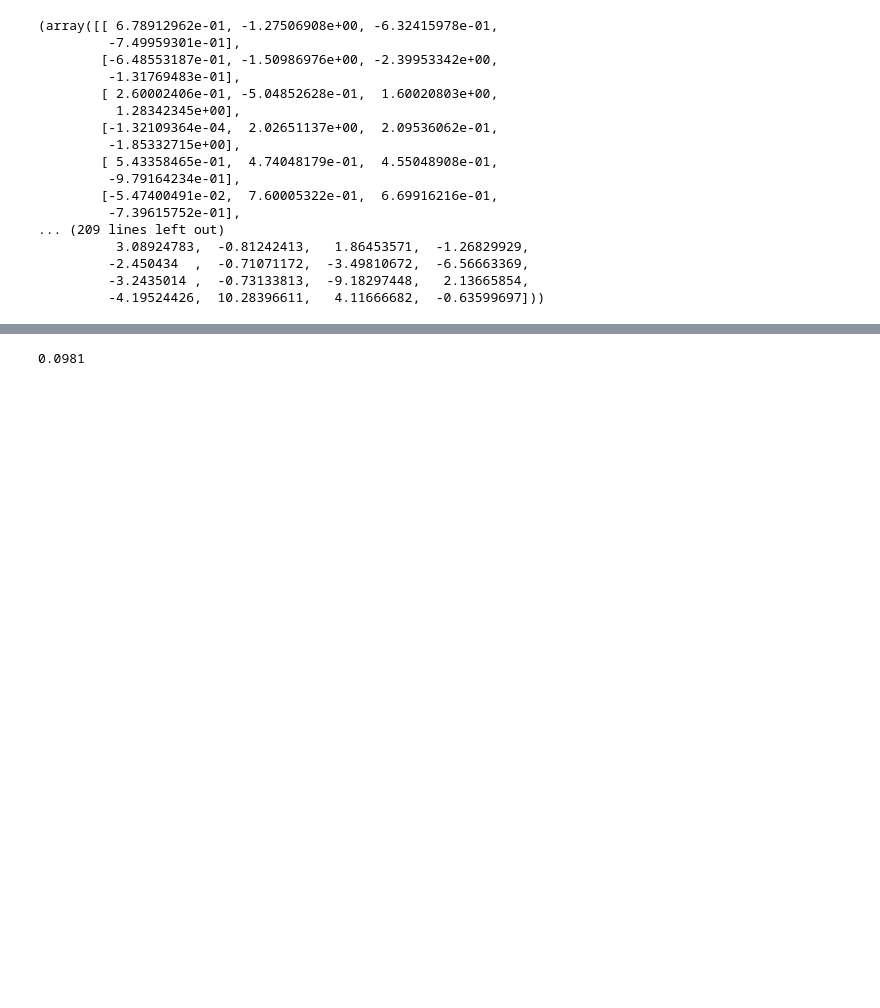
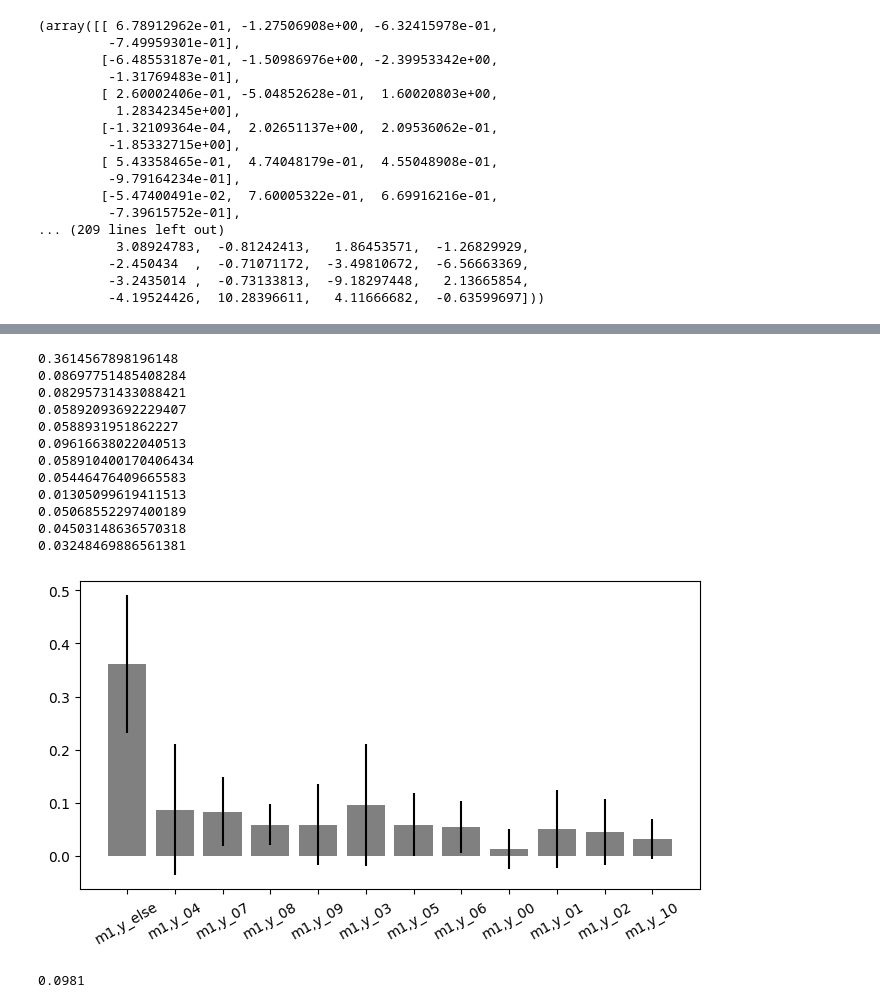
Before and after one commit to drobiu/sdvi_neurips, a Jupyter notebook: data/data and processing.ipynb, the cells around one changed output, grey strips where cells are left out. Cells and saved outputs as stored; diff of their text form; code cells hidden in the pictures; blank space fills up the shorter version.

```diff
--- a/data/data and processing.ipynb
+++ b/data/data and processing.ipynb
@@ -121,0 +128,3 @@ plt.hist(parsed['x,m1,y1'], bins=100)
+# %%
+parsed = parse(weights)
+parsed
@@ -122,3 +149,33 @@ plt.hist(parsed['x,m1,y1'], bins=100)
+# %%
+plt.figure(figsize=(8, 4))
+
+ticks = []
+ticks_x = []
+for i, k in enumerate(parsed):
+    d = parsed[k]
+    ticks.append(k)
+    ticks_x.append(i)
+    print(np.mean(d))
+    plt.bar(i, np.mean(d), yerr=np.std(d), color='grey')
+
+plt.xticks(ticks_x, ticks)
+plt.xticks(rotation=30)
+# plt.yscale('log')
+plt.show()
+# %% [output]
+0.3614567898196148
+0.08697751485408284
+0.08295731433088421
+0.05892093692229407
+0.0588931951862227
+0.09616638022040513
+0.058910400170406434
+0.05446476409665583
+0.01305099619411513
+0.05068552297400189
+0.04503148636570318
+0.03248469886561381
+[figure, added]
 # %%
 np.round(0.09809808, 4)
 # %% [output]
```
Also changed, not shown: parts of 9 cells of this notebook, 20 other files.
